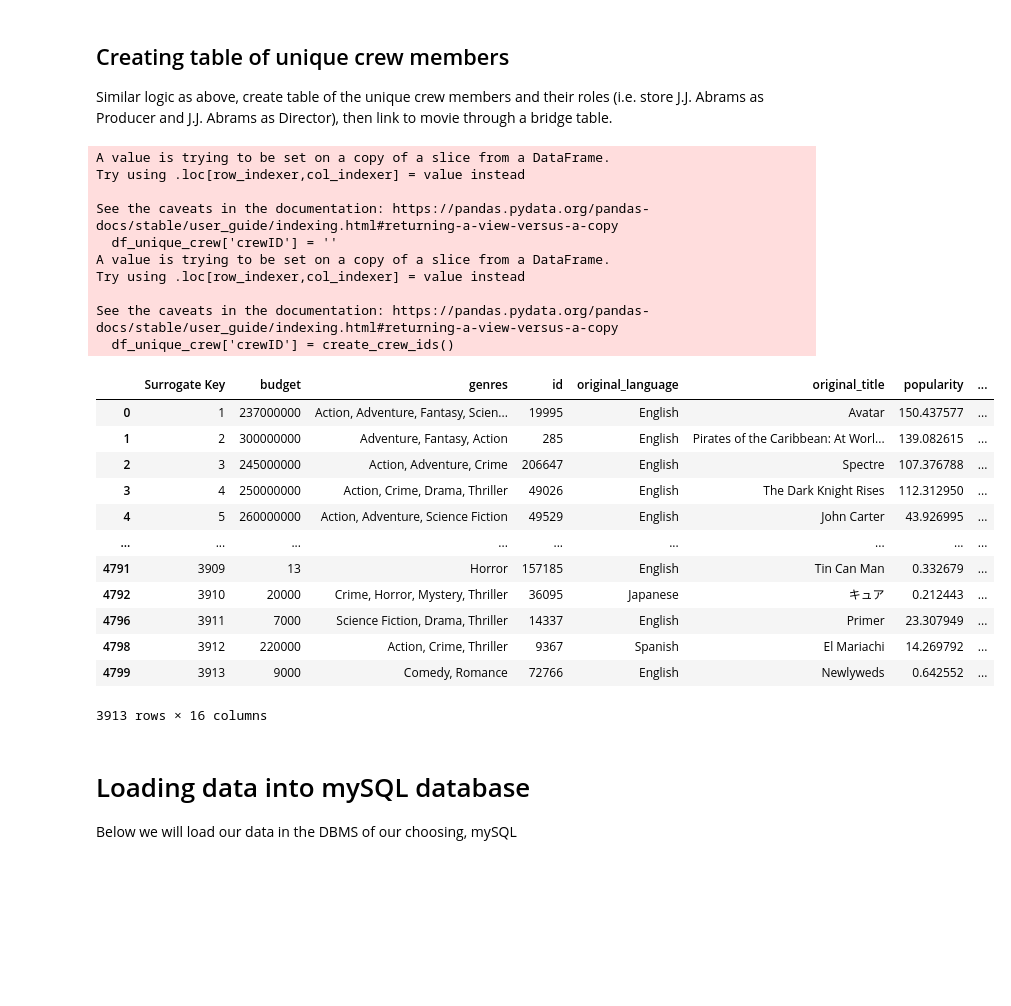
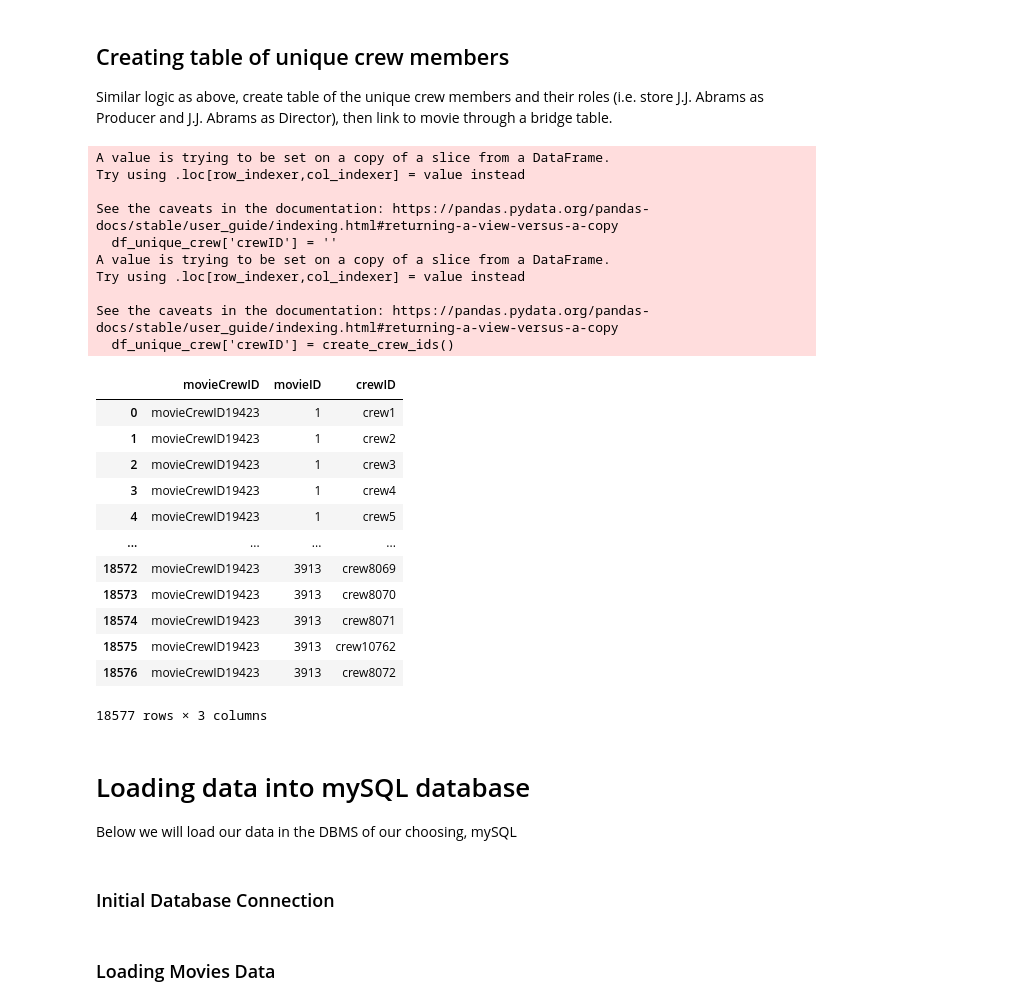
Before and after one commit to yazzylazy/Top-5000-TMDB-Movies-Analysis, a Jupyter notebook: etl_script.ipynb, the cells around one changed output. Cells and saved outputs as stored; diff of their text form; code cells hidden in the pictures; blank space fills up the shorter version.

```diff
--- a/etl_script.ipynb
+++ b/etl_script.ipynb
@@ -151,6 +151,8 @@ df_movies.loc[df_movies['revenue']==0, ['revenue']] = revenue_median
 
 #replaces every row where runtime = 0 to -1
 df_movies.loc[df_movies['runtime']==0, ['runtime']] = -1
+# replaces every row where runtime = nullValue to -1
+df_movies["runtime"].fillna(-1, inplace = True)
 
 # Drop the 'original_title' column
 df_movies.drop('original_title', axis=1)
@@ -608,47 +616,48 @@ def create_crew_ids():
     return ids
 
 df_unique_crew['crewID'] = create_crew_ids()
 
 df_movies_to_crew = pd.DataFrame(columns=['movieCrewID', 'movieID', 'crewID'])
 
 movie_crew_df = df_movies[['Surrogate Key', 'id']]
 
 mcrew_id = 1
 for index,row in movie_crew_df.iterrows():
     crew_mem = crew_extracted.loc[crew_extracted['movie_id'] == row['id']]
     for i,r in crew_mem.iterrows():
         id = 'movieCrewID' + str(mact_id)
         mcrew_id += 1
         crew_id = df_unique_crew.loc[(df_unique_crew['name'] == r['name']) & (df_unique_crew['gender'] == r['gender']) & (df_unique_crew['role'] == r['role']), 'crewID'].iloc[0]
         tmp = {'movieCrewID': id, 'movieID': row['Surrogate Key'], 'crewID': crew_id}
         df_movies_to_crew.loc[len(df_movies_to_crew)] = tmp
 
 df_movies_to_crew
-df_movies
 # %% [output]
 A value is trying to be set on a copy of a slice from a DataFrame.
 Try using .loc[row_indexer,col_indexer] = value instead
 
 See the caveats in the documentation: https://pandas.pydata.org/pandas-docs/stable/user_guide/indexing.html#returning-a-view-versus-a-copy
   df_unique_crew['crewID'] = ''
 A value is trying to be set on a copy of a slice from a DataFrame.
 Try using .loc[row_indexer,col_indexer] = value instead
 
 See the caveats in the documentation: https://pandas.pydata.org/pandas-docs/stable/user_guide/indexing.html#returning-a-view-versus-a-copy
   df_unique_crew['crewID'] = create_crew_ids()
-|  | Surrogate Key | budget | genres | id | original_language | original_title | popularity | ... |
-| 0 | 1 | 237000000 | Action, Adventure, Fantasy, Scien... | 19995 | English | Avatar | 150.437577 | ... |
-| 1 | 2 | 300000000 | Adventure, Fantasy, Action | 285 | English | Pirates of the Caribbean: At Worl... | 139.082615 | ... |
-| 2 | 3 | 245000000 | Action, Adventure, Crime | 206647 | English | Spectre | 107.376788 | ... |
-| 3 | 4 | 250000000 | Action, Crime, Drama, Thriller | 49026 | English | The Dark Knight Rises | 112.312950 | ... |
-| 4 | 5 | 260000000 | Action, Adventure, Science Fiction | 49529 | English | John Carter | 43.926995 | ... |
-| ... | ... | ... | ... | ... | ... | ... | ... | ... |
-| 4791 | 3909 | 13 | Horror | 157185 | English | Tin Can Man | 0.332679 | ... |
-| 4792 | 3910 | 20000 | Crime, Horror, Mystery, Thriller | 36095 | Japanese | キュア | 0.212443 | ... |
-| 4796 | 3911 | 7000 | Science Fiction, Drama, Thriller | 14337 | English | Primer | 23.307949 | ... |
-| 4798 | 3912 | 220000 | Action, Crime, Thriller | 9367 | Spanish | El Mariachi | 14.269792 | ... |
-| 4799 | 3913 | 9000 | Comedy, Romance | 72766 | English | Newlyweds | 0.642552 | ... |
+|  | movieCrewID | movieID | crewID |
+| 0 | movieCrewID19423 | 1 | crew1 |
+| 1 | movieCrewID19423 | 1 | crew2 |
+| 2 | movieCrewID19423 | 1 | crew3 |
+| 3 | movieCrewID19423 | 1 | crew4 |
+| 4 | movieCrewID19423 | 1 | crew5 |
+| ... | ... | ... | ... |
+| 18572 | movieCrewID19423 | 3913 | crew8069 |
+| 18573 | movieCrewID19423 | 3913 | crew8070 |
+| 18574 | movieCrewID19423 | 3913 | crew8071 |
+| 18575 | movieCrewID19423 | 3913 | crew10762 |
+| 18576 | movieCrewID19423 | 3913 | crew8072 |
-3913 rows × 16 columns
+18577 rows × 3 columns
 # %% [markdown]
 # Loading data into mySQL database
 Below we will load our data in the DBMS of our choosing, mySQL
+# %% [markdown]
+### Initial Database Connection
@@ -655 +677,3 @@ Below we will load our data in the DBMS of our choosing, mySQL
+# %% [markdown]
+### Loading Movies Data
 # %%
```
Also changed, not shown: parts of 11 cells of this notebook.
